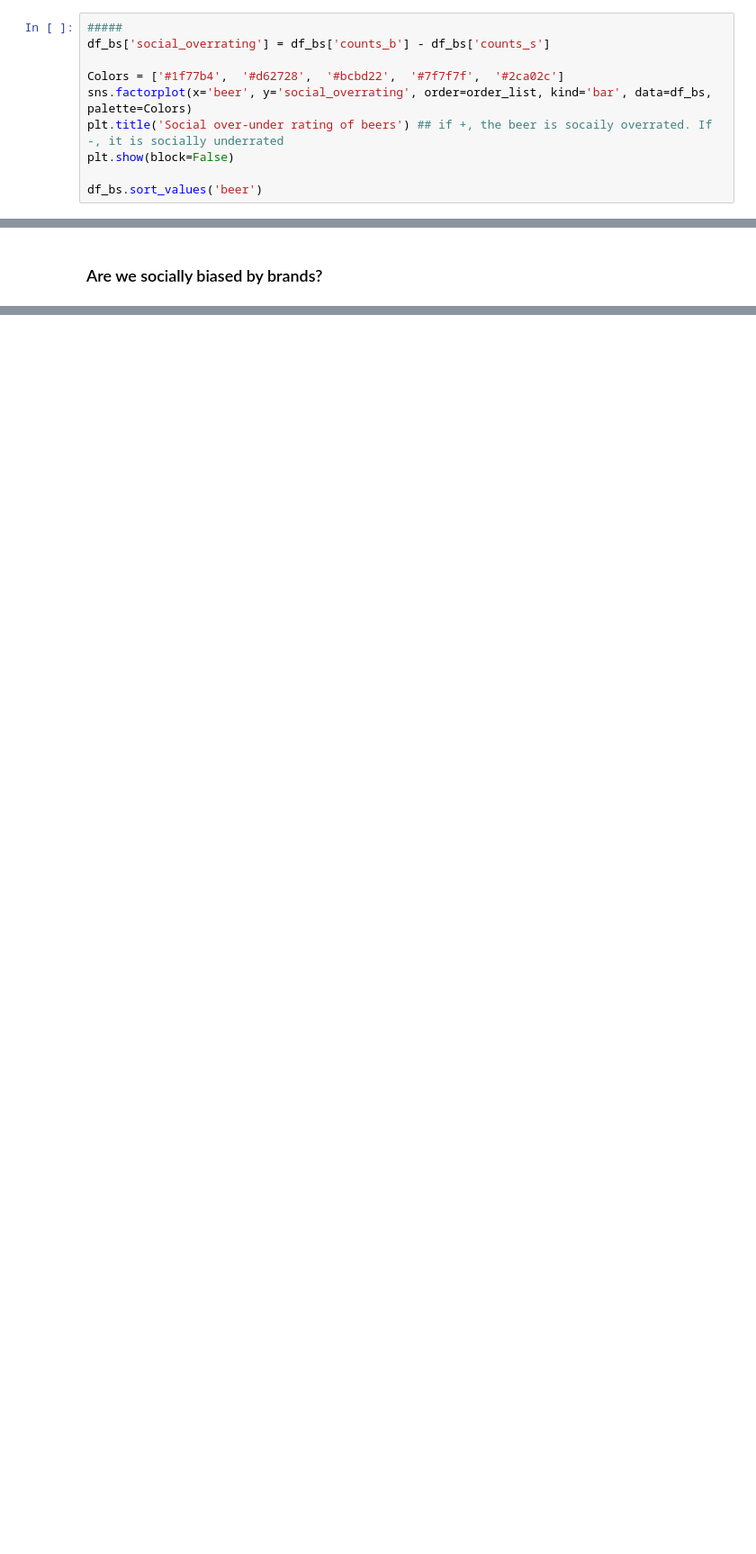
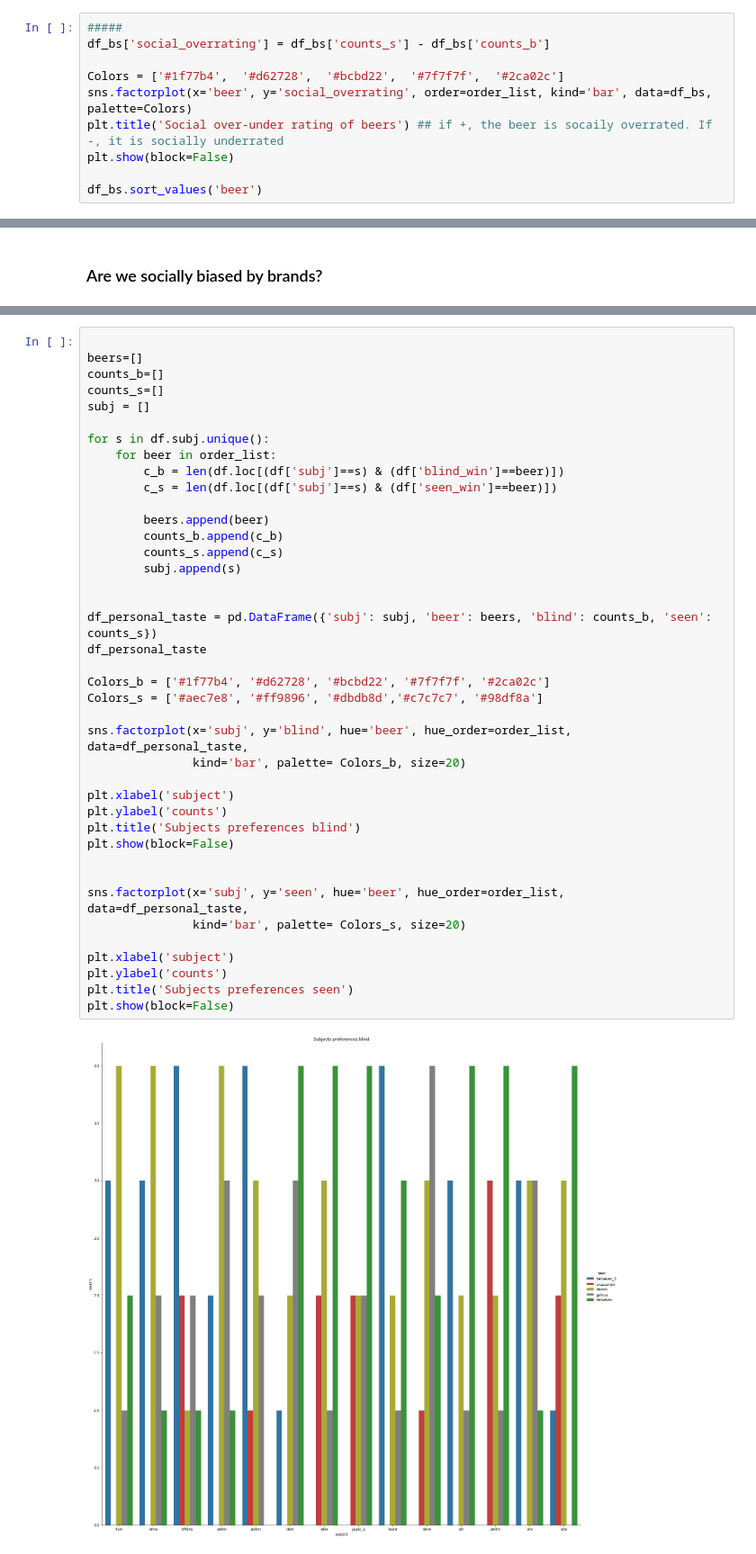
Before and after one commit to davidbestue/Retreat_2019, a Jupyter notebook: Beer_blind/beer_blind.ipynb, the cells around one changed output, grey strips where cells are left out. Shown at 90% size. Drawn from its saved outputs; the diff is of its cells as text; blank space fills up the shorter version.

```diff
--- a/Beer_blind/beer_blind.ipynb
+++ b/Beer_blind/beer_blind.ipynb
@@ -297,7 +326,7 @@ china, seen p_val = 0.564
 ##### (+ is social overrating and - social underrating, 0 means social rating reflects reality)
 # %%
 #####
-df_bs['social_overrating'] = df_bs['counts_b'] - df_bs['counts_s']
+df_bs['social_overrating'] = df_bs['counts_s'] - df_bs['counts_b']
 
 Colors = ['#1f77b4',  '#d62728',  '#bcbd22',  '#7f7f7f',  '#2ca02c']
 sns.factorplot(x='beer', y='social_overrating', order=order_list, kind='bar', data=df_bs, palette=Colors)
@@ -344,0 +385,42 @@ Group brand bias p_val = 0.794
+# %%
+
+beers=[]
+counts_b=[]
+counts_s=[]
+subj = []
+
+for s in df.subj.unique():
+    for beer in order_list:
+        c_b = len(df.loc[(df['subj']==s) & (df['blind_win']==beer)])
+        c_s = len(df.loc[(df['subj']==s) & (df['seen_win']==beer)])
+
+        beers.append(beer)
+        counts_b.append(c_b)
+        counts_s.append(c_s)
+        subj.append(s)
+
+
+df_personal_taste = pd.DataFrame({'subj': subj, 'beer': beers, 'blind': counts_b, 'seen': counts_s})
+df_personal_taste
+
+Colors_b = ['#1f77b4', '#d62728', '#bcbd22', '#7f7f7f', '#2ca02c']
+Colors_s = ['#aec7e8', '#ff9896', '#dbdb8d','#c7c7c7', '#98df8a']
+
+sns.factorplot(x='subj', y='blind', hue='beer', hue_order=order_list, data=df_personal_taste,
+               kind='bar', palette= Colors_b, size=20)
+
+plt.xlabel('subject')
+plt.ylabel('counts')
+plt.title('Subjects preferences blind')
+plt.show(block=False)
+
+
+sns.factorplot(x='subj', y='seen', hue='beer', hue_order=order_list, data=df_personal_taste,
+               kind='bar', palette= Colors_s, size=20)
+
+plt.xlabel('subject')
+plt.ylabel('counts')
+plt.title('Subjects preferences seen')
+plt.show(block=False)
+# %% [output]
+[figure, added]
```
Also changed, not shown: parts of 13 cells of this notebook, 22 other files.
